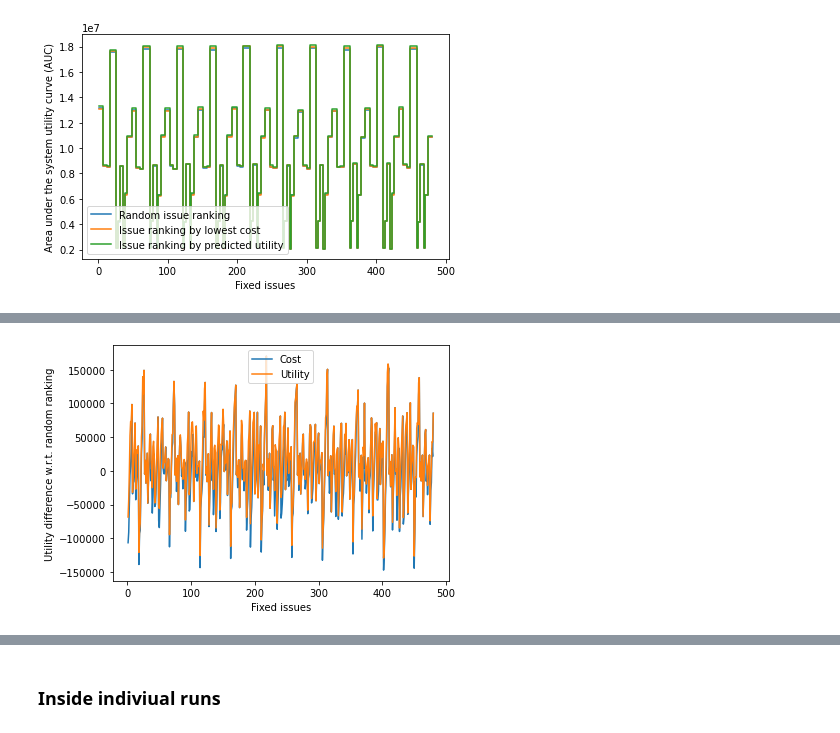
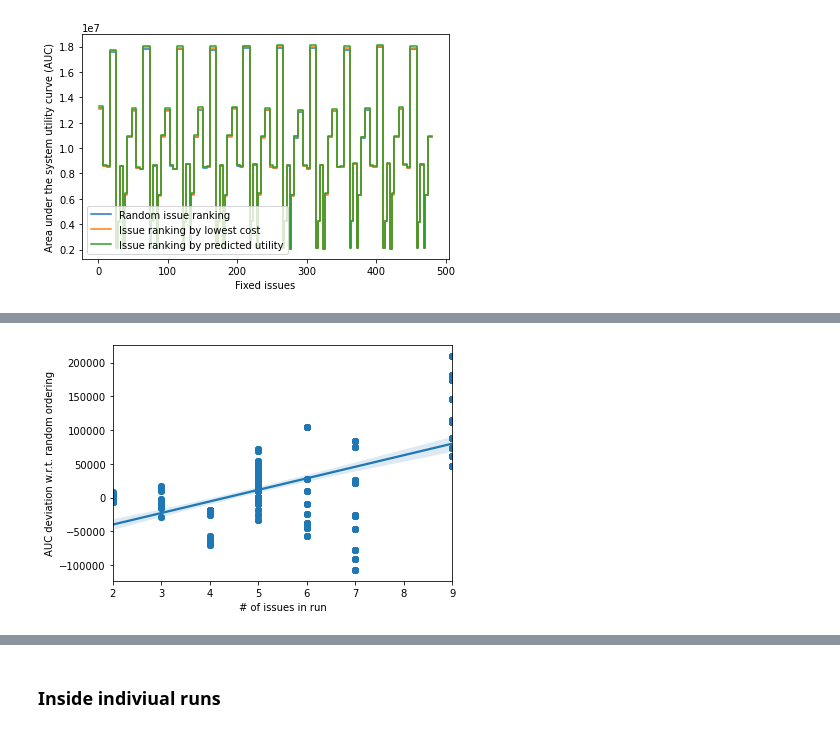
Before and after one commit to Phimanu/MachineLearningControl, a Jupyter notebook: mrubis_controller/performance_plots.ipynb, the cells around one changed output, grey strips where cells are left out. Cells and saved outputs as stored; diff of their text form; code cells hidden in the pictures.

```diff
--- a/mrubis_controller/performance_plots.ipynb
+++ b/mrubis_controller/performance_plots.ipynb
@@ -137,9 +122,8 @@ fig.savefig(controller_output / 'auc_comp_barplot.png', dpi=300)
 # %%
 fig, ax = plt.subplots()#figsize=(10,5))
-sns.lineplot(data=low_c_estimates_df, x='fixed_issues', y='util_vs_random', label='Cost', ax=ax)
-sns.lineplot(data=low_u_estimates_df, x='fixed_issues', y='util_vs_random', label='Utility', ax=ax)
-ax.set(xlabel='Fixed issues', ylabel='Utility difference w.r.t. random ranking')
+sns.regplot(data=low_c_estimates_df, x='issues_in_run', y='auc_vs_random', label='Cost', ci=95, ax=ax)
+ax.set(xlabel='# of issues in run', ylabel='AUC deviation w.r.t. random ordering');
 fig.tight_layout()
-fig.savefig(controller_output / 'utility_premium_over_runs.png', dpi=300)
+fig.savefig(controller_output / 'auc_vs_#_issues_cost.png', dpi=300)
 # %% [output]
-[figure, old version]
+[figure, new version]
```
Also changed, not shown: parts of 18 cells of this notebook.
